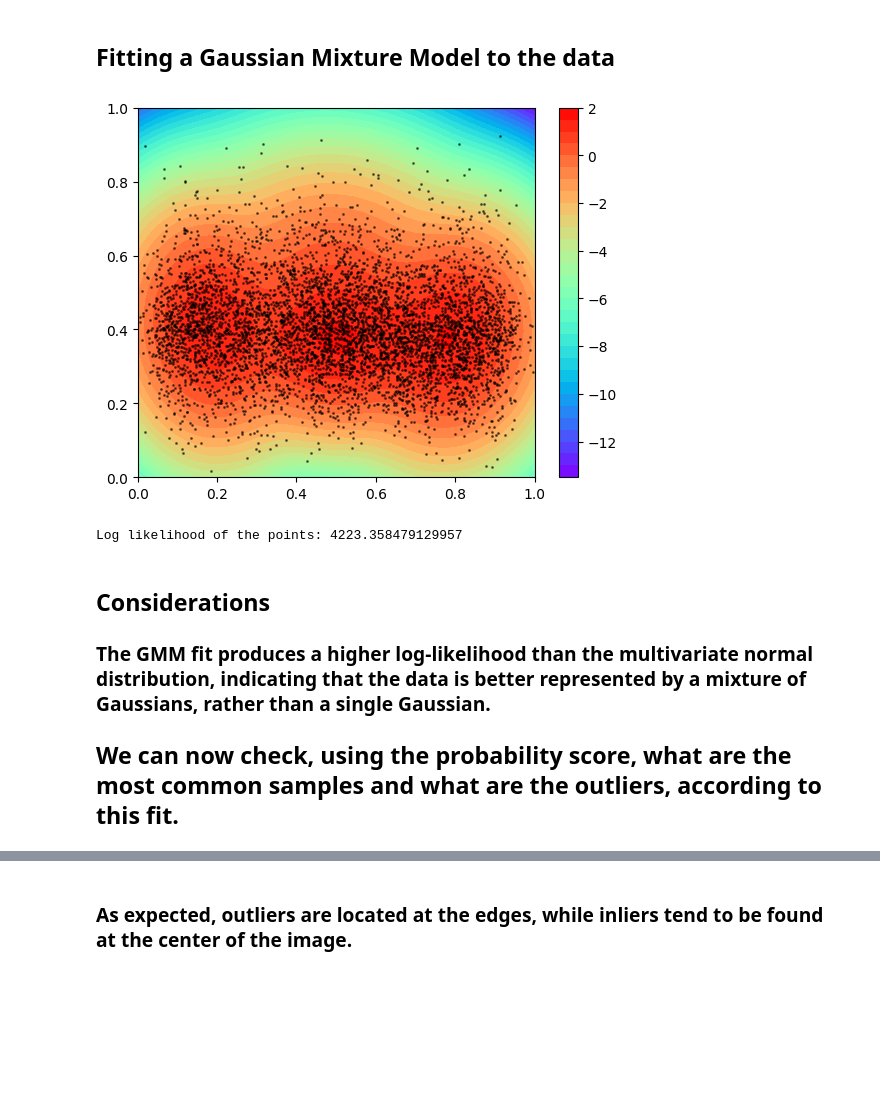
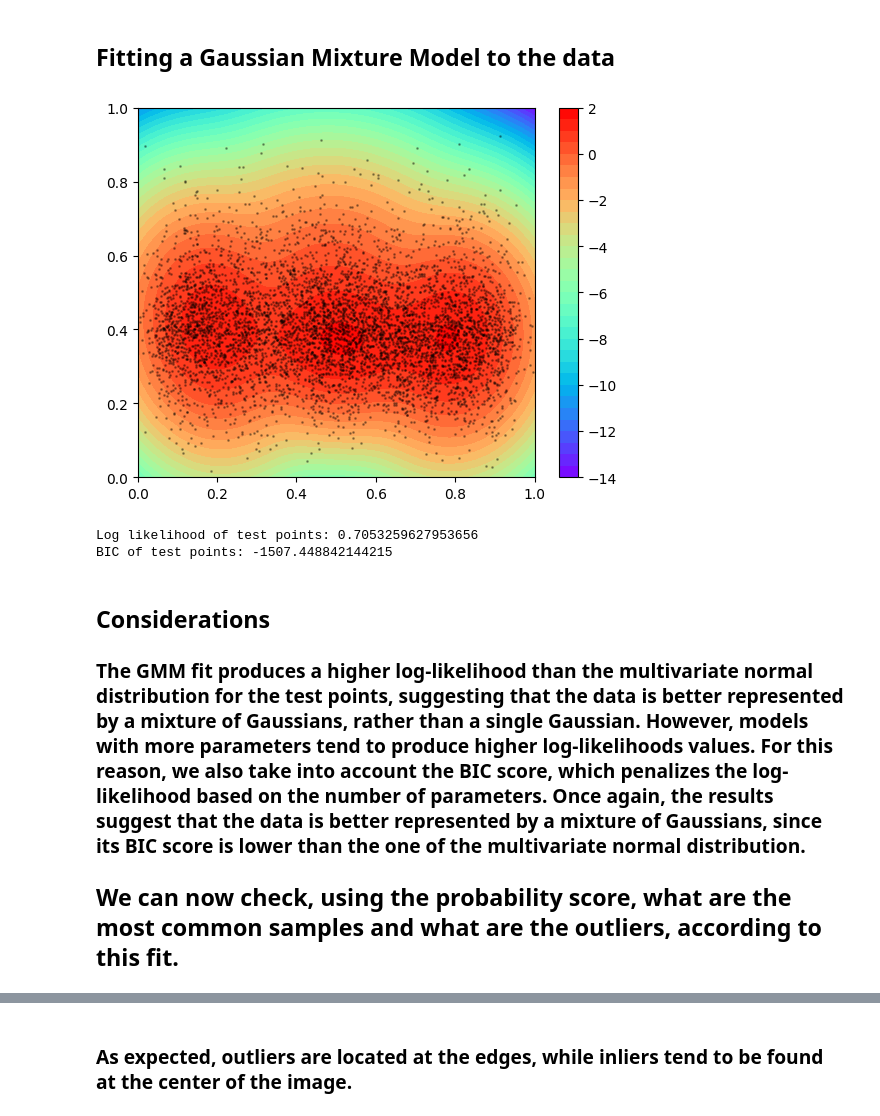
Before and after one commit to BrunoMontalto/GMAPSCT-Statistical-Analysis, a Jupyter notebook: main (final).ipynb, the cells around one changed output, grey strips where cells are left out. Drawn from its saved outputs; the diff is of its cells as text; code cells hidden in the pictures; blank space fills up the shorter version.

```diff
--- a/main (final).ipynb
+++ b/main (final).ipynb
@@ -82,7 +82,7 @@ torch.manual_seed(47)
 
 
 
-dataset_path = "./dataset"
+dataset_path = "F:/Università/x.Magistrale/Primo_Anno\Machine Learning/Progetto/Datasets/GMAPSCT/dataset"
 # %% [markdown]
 ### Metadata dataframe (for acquirer and acquisition coordinates)
 # %%
@@ -216,6 +216,15 @@ plt.show()
 '\n#3d plot of center_x, center_y and diagonal\nfig = plt.figure()\nax = fig.add_subplot(111, projection=\'3d\')\nax.scatter(bboxes_df["center_x"], bboxes_df["center_y"], bboxes_df["diagonal"], s=1, c ...
 # %%
 points = bboxes_df[["center_x", "center_y"]].values
+
+#generate a permutation of the indices of the points
+indices = numpy.arange(points.shape[0])
+indices = numpy.random.permutation(indices)
+
+points_fit = points[indices[:int(points.shape[0] * 0.8)]]
+points_test = points[indices[int(points.shape[0] * 0.8):]]
+
+
 
 print("points shape:", points.shape)
 
@@ -277,7 +288,7 @@ Log likelihood of the points: 3600.8214381887747
 # %% [markdown]
 ## Fitting a Gaussian Mixture Model to the data
 # %%
-gmm = GaussianMixture(n_components=4, covariance_type='full').fit(points) #covariance_type='full' is the default, other options are 'tied', 'diag', 'spherical'
+gmm = GaussianMixture(n_components=4, covariance_type='full').fit(points_fit) #covariance_type='full' is the default, other options are 'tied', 'diag', 'spherical'
 
 #predict the labels
 bboxes_df["gmm_labels"] = gmm.predict(points)
@@ -285,43 +296,48 @@ bboxes_df["gmm_labels"] = gmm.predict(points)
 
 #x = numpy.linspace(bboxes_df["center_x"].min(), bboxes_df["center_x"].max(), 100)
 #y = numpy.linspace(bboxes_df["center_y"].min(), bboxes_df["center_y"].max(), 100)
 
 x = numpy.linspace(0, 1, 100)
 y = numpy.linspace(0, 1, 100)
 
 
 X, Y = numpy.meshgrid(x, y)
 Z = numpy.zeros(X.shape)
 for i in range(X.shape[0]):
     for j in range(X.shape[1]):
         Z[i, j] = gmm.score(numpy.array([[X[i, j], Y[i, j]]]))
 
 
 
 
 #Z = (Z - Z.min()) / (Z.max() - Z.min())
 #Z = Z / Z.sum()
 
 plt.contourf(X, Y, Z, levels=30, cmap = "rainbow", alpha=1)
 plt.colorbar()
 
 #plot the data
-plt.scatter(bboxes_df["center_x"], bboxes_df["center_y"], c ="black", s=1, alpha=0.3)
-plt.scatter(bboxes_df["center_x"], bboxes_df["center_y"], c ="black", s=1, cmap = "jet", alpha=0.3)
+plt.scatter(points[:, 0], points[:, 1], c ="black", s=1, alpha=0.3, label="Fit points")
+
+
 
 
 plt.show()
 
 
-#log likelihood
-log_likelihood = gmm.score_samples(points).sum()
-print("Log likelihood of the points:", log_likelihood)
+log_likelihood = gmm.score(points_test)
+print("Log likelihood of test points:", log_likelihood)
+
+#calculate the BIC
+bic = gmm.bic(points_test)
+print("BIC of test points:", bic)
 # %% [output]
-[figure, old version]
+[figure, new version]
-Log likelihood of the points: 4223.358479129957
+Log likelihood of test points: 0.7053259627953656
+BIC of test points: -1507.448842144215
 # %% [markdown]
 ## Considerations
-### The GMM fit produces a higher log-likelihood than the multivariate normal distribution, indicating that the data is better represented by a mixture of Gaussians, rather than a single Gaussian.
+### The GMM fit produces a higher log-likelihood than the multivariate normal distribution for the test points, suggesting that the data is better represented by a mixture of Gaussians, rather than a single Gaussian. However, models with more parameters tend to produce higher log-likelihoods values. For this reason, we also take into account the BIC score, which penalizes the log-likelihood based on the number of parameters. Once again, the results suggest that the data is better represented by a mixture of Gaussians, since its BIC score is lower than the one of the multivariate normal distribution.
 
 ## We can now check, using the probability score, what are the most common samples and what are the outliers, according to this fit.
 # %%
```
Also changed, not shown: parts of 5 cells of this notebook.
